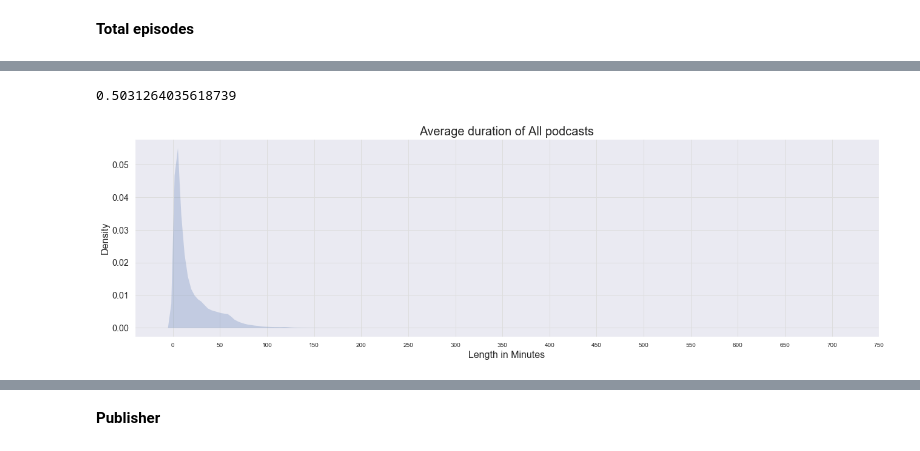
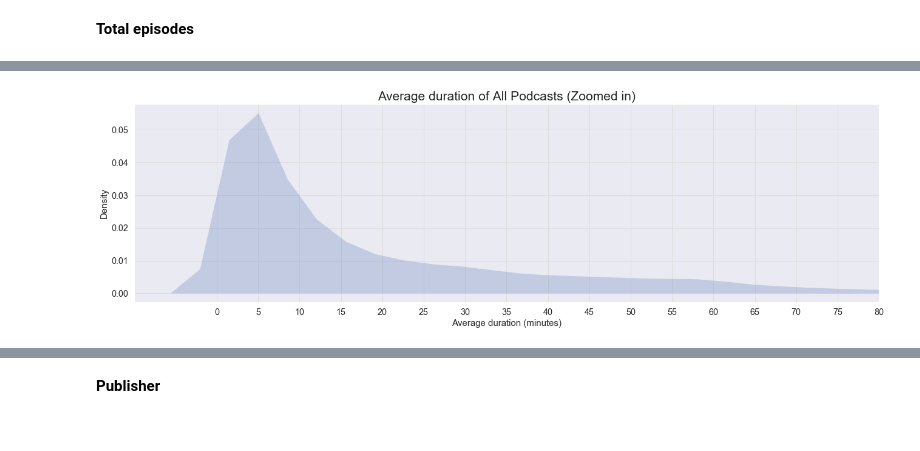
Before and after one commit to xaviercucurull/BDA-Podcasts, a Jupyter notebook: BDA_Final_Project.ipynb, the cells around one changed output, grey strips where cells are left out. Drawn from its saved outputs; the diff is of its cells as text; code cells hidden in the pictures.

```diff
--- a/BDA_Final_Project.ipynb
+++ b/BDA_Final_Project.ipynb
@@ -724,8 +835,12 @@ podcasts_prep.find_one({}, {'average_duration_min':1}, sort=[("average_duration_
+# %%
+# Zoom in KDE
+plot_kde(df, x_label="Average duration (minutes)", title="Average duration of All Podcasts (Zoomed in)", field="average_duration_min", xlim=[-10, 80], xticks=np.arange(0, 90, 5), figsize=(22, 6), fontsize=15)
+# %% [output]
+[figure, added]
 # %%
 # Proportion of podcasts that are lower than 10
-lt_10 = podcasts_prep.count_documents({'average_duration_min': {'$lt': 10}})
+lt_10 = podcasts_prep.count_documents({'average_duration_min': {'$lte': 10}})
 total_pods = podcasts_prep.count_documents({})
 
-lt_10/total_pods
+
+print(f'{(lt_10/total_pods)*100:.2f}% of podcasts have an average episode duration lower than 10 minutes.')
-# %% [output]
-0.5031264035618739
@@ -736,14 +846,0 @@ df =  pd.DataFrame(list(res))
-# %%
-# kde of episode length overall
-plt.figure(figsize=(22,6))
-
-sns.kdeplot(df['average_duration_min'], shade=True, legend=False, linewidth=0)
-
-plt.title('Average duration of All podcasts', fontsize = 20)
-plt.xlabel('Length in Minutes', fontsize=16)
-plt.xticks(np.arange(0, 800, 50), size=10)
-plt.ylabel('Density', fontsize=16)
-plt.grid(color='#dddddd')
-plt.show()
-# %% [output]
-[figure, removed]
```
Also changed, not shown: parts of 26 cells of this notebook.
